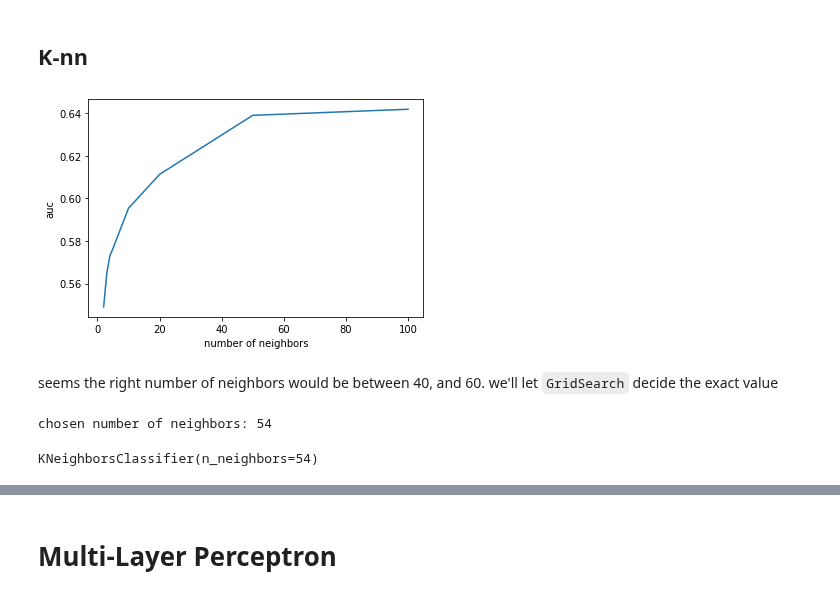
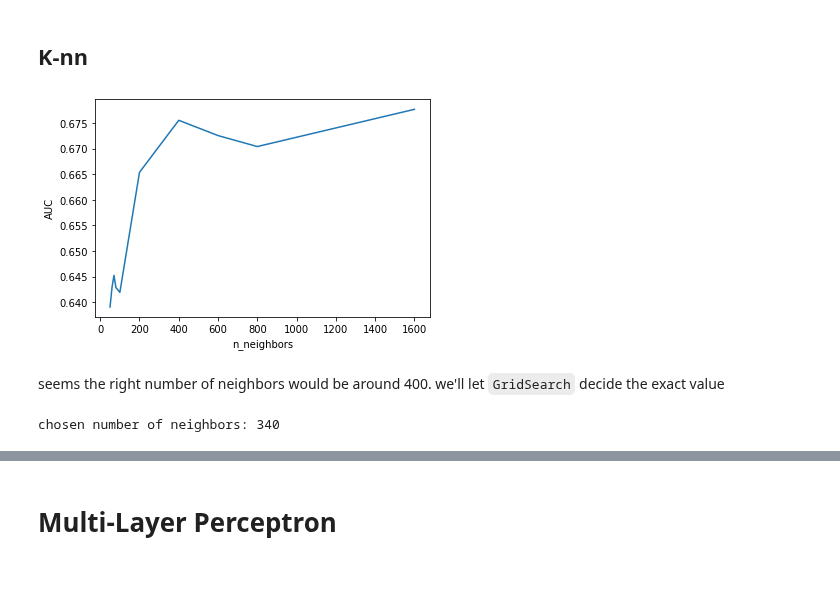
Before and after one commit to MrPupik/INTO_TO_ML, a Jupyter notebook: project/itay_nb.ipynb, the cells around one changed output, grey strips where cells are left out. Drawn from its saved outputs; the diff is of its cells as text; code cells hidden in the pictures.

Commit message:
generic auc plot

```diff
--- a/project/itay_nb.ipynb
+++ b/project/itay_nb.ipynb
@@ -902,0 +883,13 @@ Please also refer to the documentation for alternative solver options:
+# %%
+# train
+#Cs = [1,10,100,500,1000]
+Cs = [1,1000]
+
+for c in Cs:
+    log_reg =  LogisticRegression(C=c)
+    log_reg.fit(X_train, y_train)
+    fpr, tpr, thresholds = roc_curve(y_train, log_reg.predict_proba(X_train)[:,1])
+    auc = max(roc_auc_score(y_train, log_reg.predict_proba(X_train)[:,1])
+    print('C = ', c)
+    print('AUC = ', auc)
+    print('\n')
@@ -904,33 +911,32 @@ Please also refer to the documentation for alternative solver options:
 ## K-nn
 # %%
 
-ns = [2,3,4,5,10,20,50,100]
-scores = []
-for n in ns:
-    model = KNeighborsClassifier(n_neighbors=n)
-    model.fit(X_train, y_train)
-    scores.append(roc_auc_score(y_val, model.predict_proba(X_val)[:,1]))
+ns = [50,60,70,80,100,200,400,600,800,1200,1600,2000]
 
-plt.plot(ns, scores)
-plt.ylabel('auc')
-plt.xlabel('number of neighbors')
+plot_auc(KNeighborsClassifier, 'n_neighbors',
+ ns, X_train, X_val, y_train, y_val)
+# scores = []
+# for n in ns:
+#     model = KNeighborsClassifier(n_neighbors=n)
+#     model.fit(X_train, y_train)
+#     scores.append(roc_auc_score(y_val, model.predict_proba(X_val)[:,1]))
 
-plt.show()
+# plt.plot(ns, scores)
+# plt.ylabel('auc')
+# plt.xlabel('number of neighbors')
+
+# plt.show()
 # %% [output]
-[figure, old version]
+[figure, new version]
 # %% [markdown]
-seems the right number of neighbors would be between 40, and 60. we'll let `GridSearch` decide the exact value
+seems the right number of neighbors would be around 400. we'll let `GridSearch` decide the exact value
 # %%
-ns = [i for i in range(40,62,2)]
+ns = [i for i in range(300,500,10)]
 cross_valudation = GridSearchCV(estimator=model, param_grid={'n_neighbors': ns}, scoring='roc_auc')
 cross_valudation.fit(X_train, y_train)
 best_n = cross_valudation.best_estimator_.n_neighbors
 
 print("chosen number of neighbors:", best_n)
 model = KNeighborsClassifier(n_neighbors=best_n)
-model.fit(X_train, y_train)
-
-preds = model.predict(X_val)
 # %% [output]
-chosen number of neighbors: 54
+chosen number of neighbors: 340
-KNeighborsClassifier(n_neighbors=54)
```
Also changed, not shown: parts of 18 cells of this notebook.
